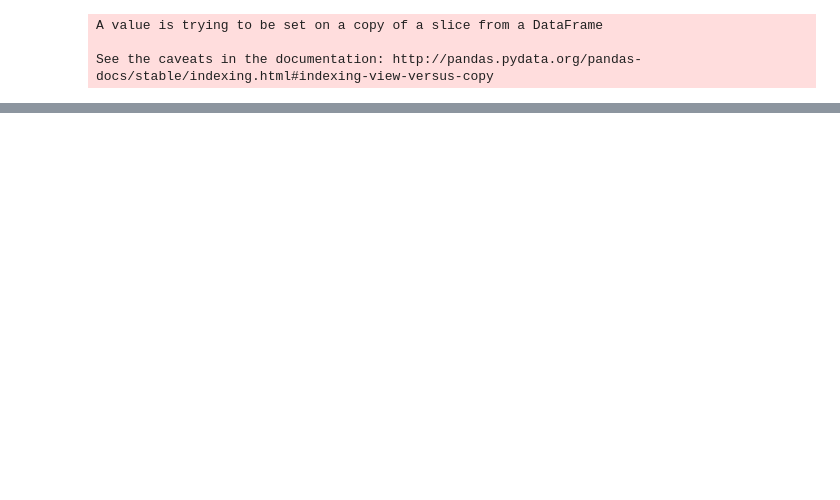
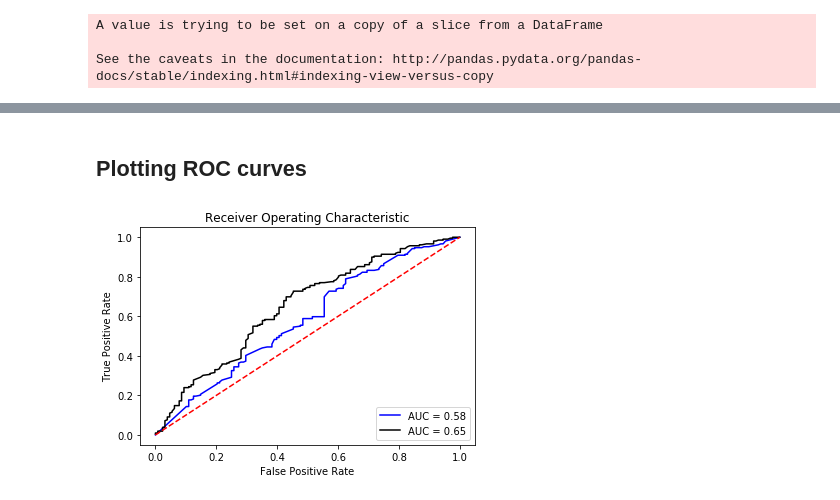
Before and after one commit to rnjeri/algorithmic_bias, a Jupyter notebook: EDA.ipynb, the cells around one changed output, grey strips where cells are left out. Cells and saved outputs as stored; diff of their text form; code cells hidden in the pictures; blank space fills up the shorter version.

```diff
--- a/EDA.ipynb
+++ b/EDA.ipynb
@@ -131,0 +143,6 @@ print (gbc_model.score(x_test, y_test))
+# %% [markdown]
+## Plotting ROC curves
+# %%
+##Predicting classification probability for each model
+y_predictprob_rfc = rfc_model.predict_proba(x_test)
+y_predictprob_gbc = gbc_model.predict_proba(x_test)
@@ -131,0 +152,29 @@ print (gbc_model.score(x_test, y_test))
+# %%
+false_positive_rate_rfc, true_positive_rate_rfc, thresholds_rfc = roc_curve(y_test, y_predictprob_rfc[:,1])
+false_positive_rate_gbc, true_positive_rate_gbc, thresholds_gbc = roc_curve(y_test, y_predictprob_gbc[:,1])
+# %%
+roc_auc_rfc = auc(false_positive_rate_rfc, true_positive_rate_rfc)
+roc_auc_gbc = auc(false_positive_rate_gbc, true_positive_rate_gbc)
+
+##Plot ROC
+
+plt.title('Receiver Operating Characteristic')
+
+plt.plot(false_positive_rate_rfc, true_positive_rate_rfc, 'b',
+label='AUC = %0.2f'% roc_auc_rfc)
+
+plt.plot(false_positive_rate_gbc, true_positive_rate_gbc, 'k',
+label='AUC = %0.2f'% roc_auc_gbc)
+
+
+plt.legend(loc='lower right')
+plt.plot([0,1],[0,1],'r--')
+#plt.xlim([-0.1,1.2])
+#plt.ylim([-0.1,1.2])
+plt.ylabel('True Positive Rate')
+plt.xlabel('False Positive Rate')
+plt.show()
+
+##Basically I have two crappy models!! Bruh!
+# %% [output]
+[figure, added]
```
Also changed, not shown: parts of 11 cells of this notebook.
